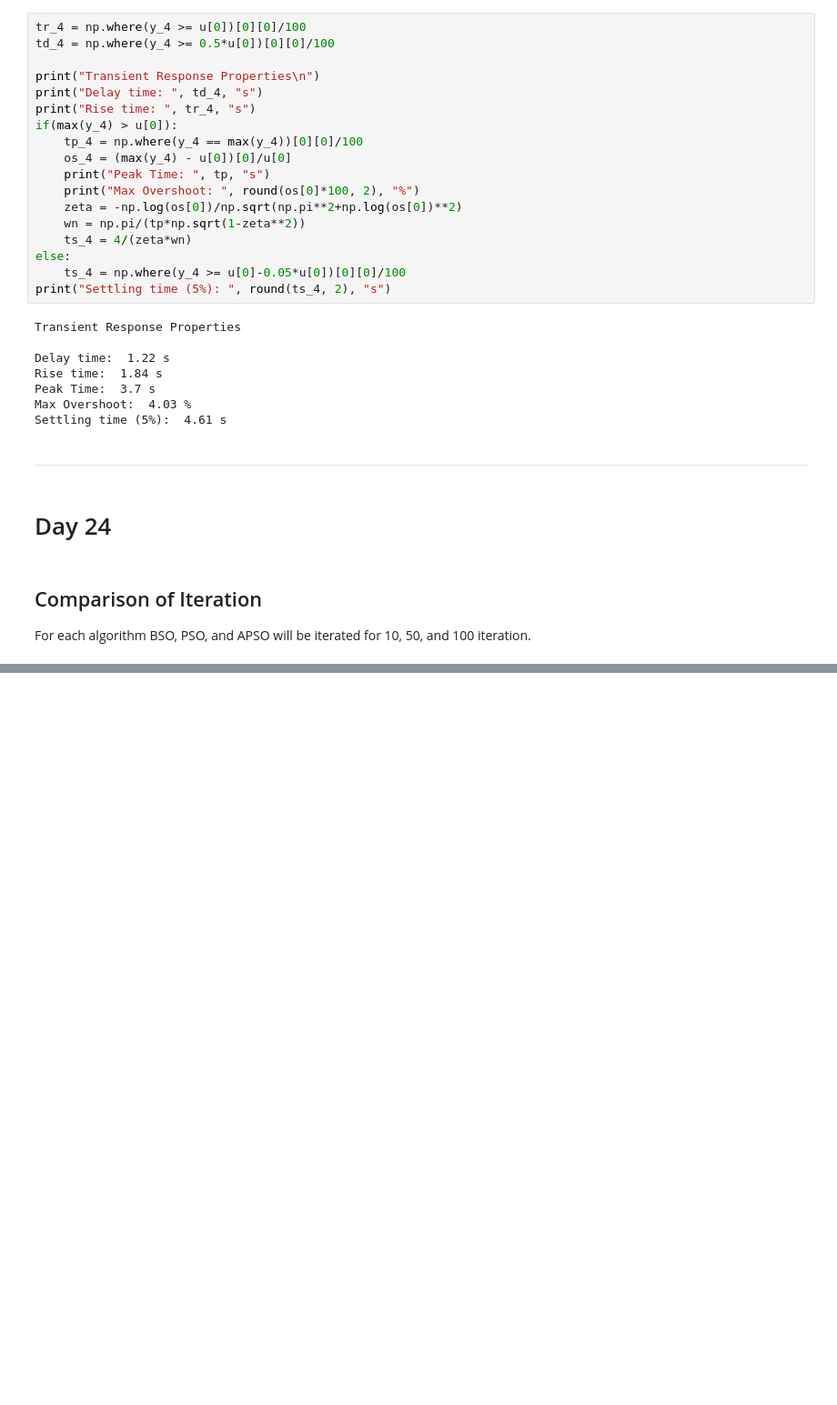
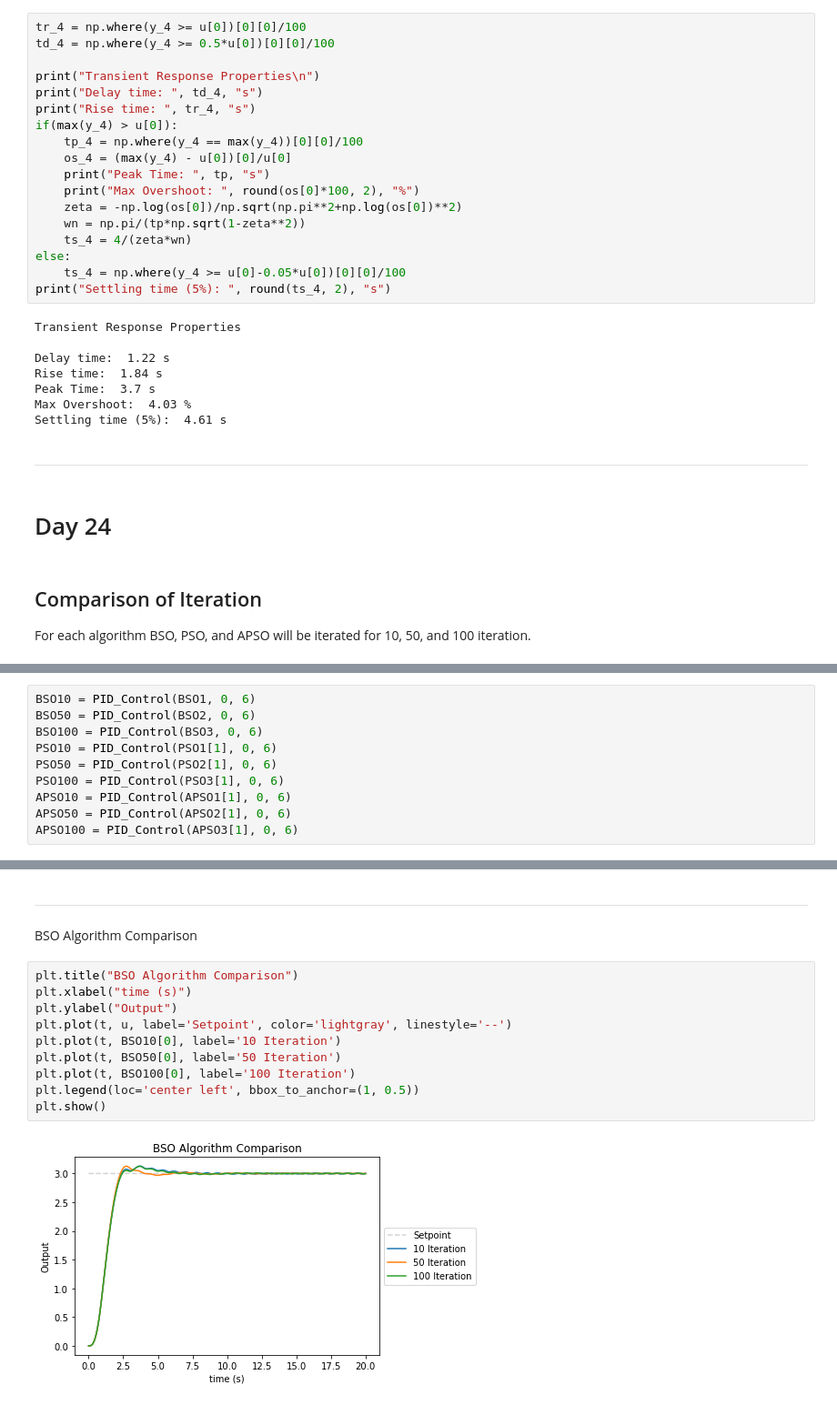
Before and after one commit to Vermillord/KP_Codes, a Jupyter notebook: KP_Notes.ipynb, the cells around one changed output, grey strips where cells are left out. Shown at 91% size. Cells and saved outputs as stored; diff of their text form; blank space fills up the shorter version.

Commit message:
added comparison

```diff
--- a/KP_Notes.ipynb
+++ b/KP_Notes.ipynb
@@ -2334,0 +2468,10 @@ APSO3 = APSO(PIDcost, 3, 25, 0, 100, 100)
+# %%
+BSO10 = PID_Control(BSO1, 0, 6)
+BSO50 = PID_Control(BSO2, 0, 6)
+BSO100 = PID_Control(BSO3, 0, 6)
+PSO10 = PID_Control(PSO1[1], 0, 6)
+PSO50 = PID_Control(PSO2[1], 0, 6)
+PSO100 = PID_Control(PSO3[1], 0, 6)
+APSO10 = PID_Control(APSO1[1], 0, 6)
+APSO50 = PID_Control(APSO2[1], 0, 6)
+APSO100 = PID_Control(APSO3[1], 0, 6)
@@ -2334,0 +2520,16 @@ APSO3 = APSO(PIDcost, 3, 25, 0, 100, 100)
+# %% [markdown]
+--------------------------------------
+# %% [markdown]
+BSO Algorithm Comparison
+# %%
+plt.title("BSO Algorithm Comparison")
+plt.xlabel("time (s)")
+plt.ylabel("Output")
+plt.plot(t, u, label='Setpoint', color='lightgray', linestyle='--')
+plt.plot(t, BSO10[0], label='10 Iteration')
+plt.plot(t, BSO50[0], label='50 Iteration')
+plt.plot(t, BSO100[0], label='100 Iteration')
+plt.legend(loc='center left', bbox_to_anchor=(1, 0.5))
+plt.show()
+# %% [output]
+[figure, added]
```
Also changed, not shown: parts of 21 cells of this notebook.
